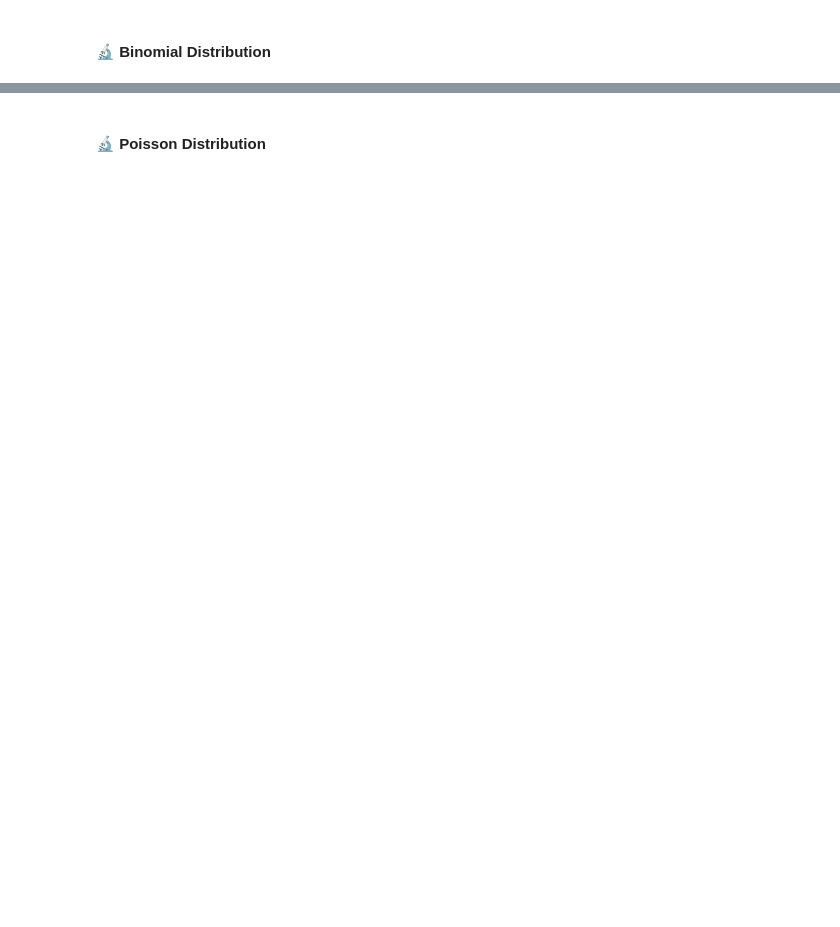
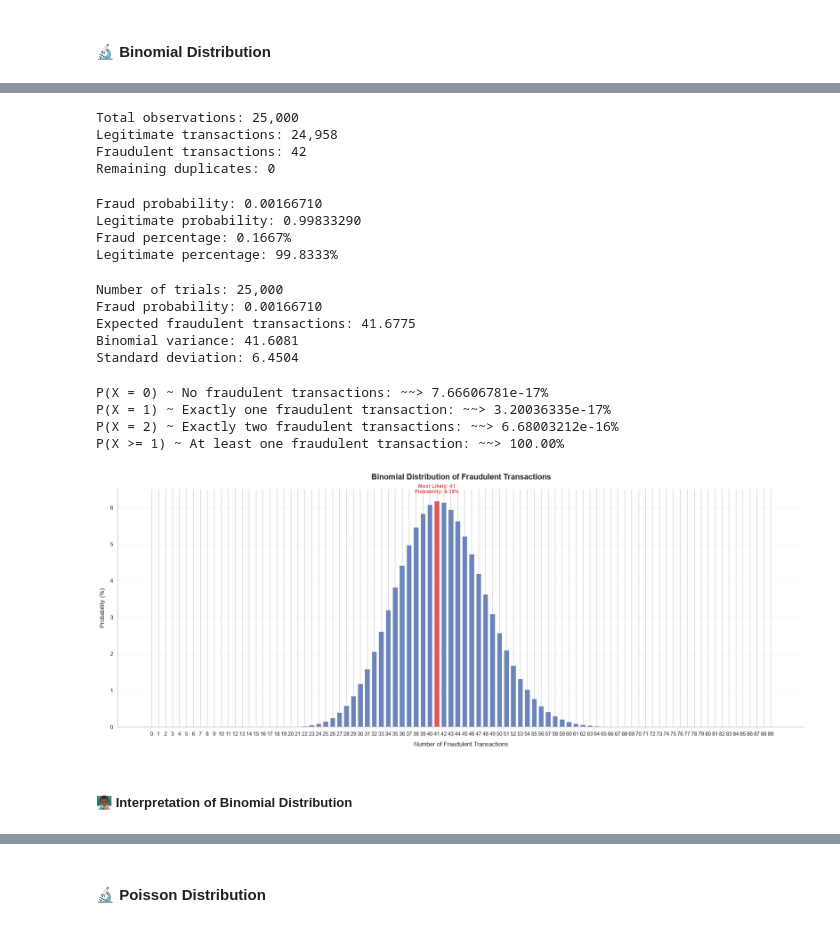
Before and after one commit to CCT-Dublin/CCT_STDA_CA_01_40S, a Jupyter notebook: notebooks/CCT_STDA_CA_01_40S_2026438.ipynb, the cells around one changed output, grey strips where cells are left out. Saved outputs shown, nothing was run; the diff lists cells and outputs as text; code cells hidden in the pictures; blank space fills up the shorter version.

```diff
--- a/notebooks/CCT_STDA_CA_01_40S_2026438.ipynb
+++ b/notebooks/CCT_STDA_CA_01_40S_2026438.ipynb
@@ -1862,0 +2195,73 @@ The theoretical results will be compared with observed data.
+# %%
+print(f"Total observations: {len(_cleaned_df):,}")
+print(f"Legitimate transactions: {(_cleaned_df['Class'] == 0).sum():,}")
+print(f"Fraudulent transactions: {(_cleaned_df['Class'] == 1).sum():,}")
+print(f"Remaining duplicates: {_cleaned_df.duplicated().sum():,}")
+# %% [output]
+Total observations: 25,000
+Legitimate transactions: 24,958
+Fraudulent transactions: 42
+Remaining duplicates: 0
+# %%
+total_transactions = len(cleaned_df)
+
+fraud_count = (cleaned_df['Class'].eq(1).sum())
+legitimate_count = (cleaned_df['Class'].eq(0).sum())
+
+p_fraud = fraud_count / total_transactions
+p_legitimate = legitimate_count / total_transactions
+
+print(f"Fraud probability: {p_fraud:.8f}")
+print(f"Legitimate probability: {p_legitimate:.8f}")
+
+print(f"Fraud percentage: {p_fraud * 100:.4f}%")
+print(f"Legitimate percentage: {p_legitimate * 100:.4f}%")
+# %% [output]
+Fraud probability: 0.00166710
+Legitimate probability: 0.99833290
+Fraud percentage: 0.1667%
+Legitimate percentage: 99.8333%
+# %%
+n = 25_000
+p = p_fraud
+
+expected_value = n * p
+variance       = n * p * (1 - p)
+std_deviation  = np.sqrt(variance)
+
+print(f"Number of trials: {n:,}")
+print(f"Fraud probability: {p:.8f}")
+
+print(f"Expected fraudulent transactions: {expected_value:.4f}")
+print(f"Binomial variance: {variance:.4f}")
+print(f"Standard deviation: {std_deviation:.4f}")
+# %% [output]
+Number of trials: 25,000
+Fraud probability: 0.00166710
+Expected fraudulent transactions: 41.6775
+Binomial variance: 41.6081
+Standard deviation: 6.4504
+# %%
+from scipy.stats import binom
+
+prob_zero = binom.pmf(0, n, p)
+prob_one = binom.pmf(1, n, p)
+prob_two = binom.pmf(2, n, p)
+
+prob_at_least_one = binom.sf(0, n, p)
+
+print(f"P(X = 0) ~ No fraudulent transactions: ~~> {prob_zero * 100:.8e}%")
+print(f"P(X = 1) ~ Exactly one fraudulent transaction: ~~> {prob_one:.8e}%")
+print(f"P(X = 2) ~ Exactly two fraudulent transactions: ~~> {prob_two:.8e}%")
+print(f"P(X >= 1) ~ At least one fraudulent transaction: ~~> {prob_at_least_one * 100:.2f}%")
+# %% [output]
+P(X = 0) ~ No fraudulent transactions: ~~> 7.66606781e-17%
+P(X = 1) ~ Exactly one fraudulent transaction: ~~> 3.20036335e-17%
+P(X = 2) ~ Exactly two fraudulent transactions: ~~> 6.68003212e-16%
+P(X >= 1) ~ At least one fraudulent transaction: ~~> 100.00%
+# %%
+F_barplot_v6()
+# %% [output]
+[figure, added]
+# %% [markdown]
+##### 👨🏾‍🏫 Interpretation of Binomial Distribution
```
Also changed, not shown: parts of 67 cells of this notebook, 1 other file.
